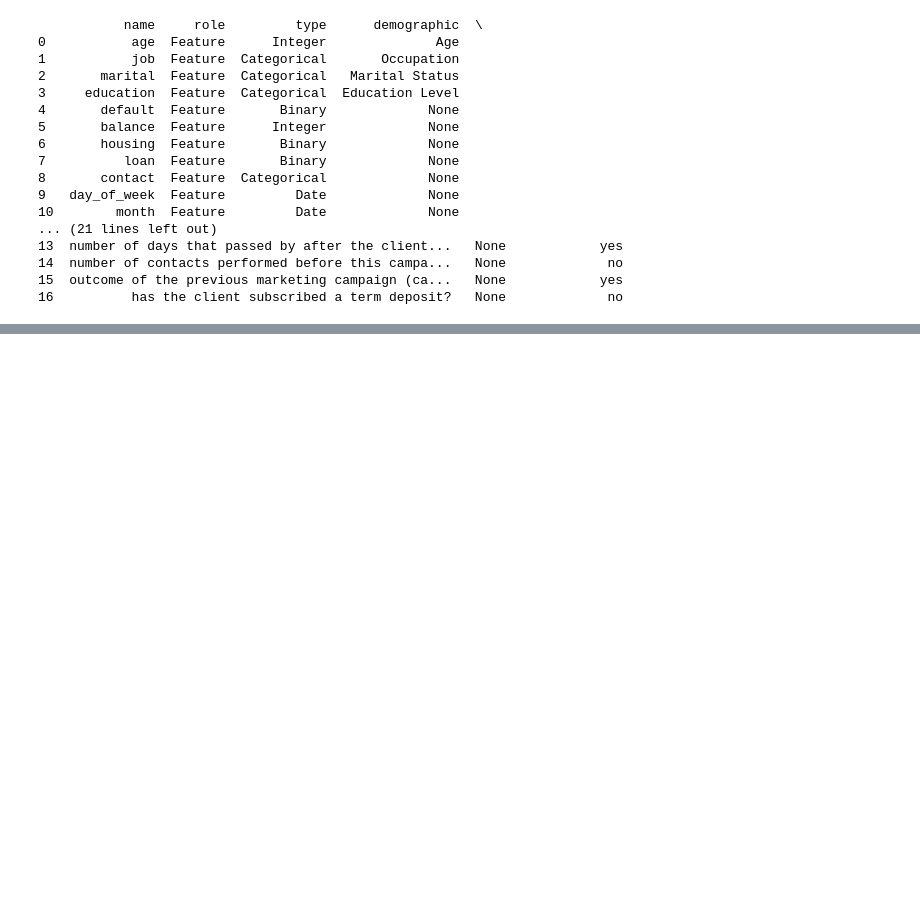
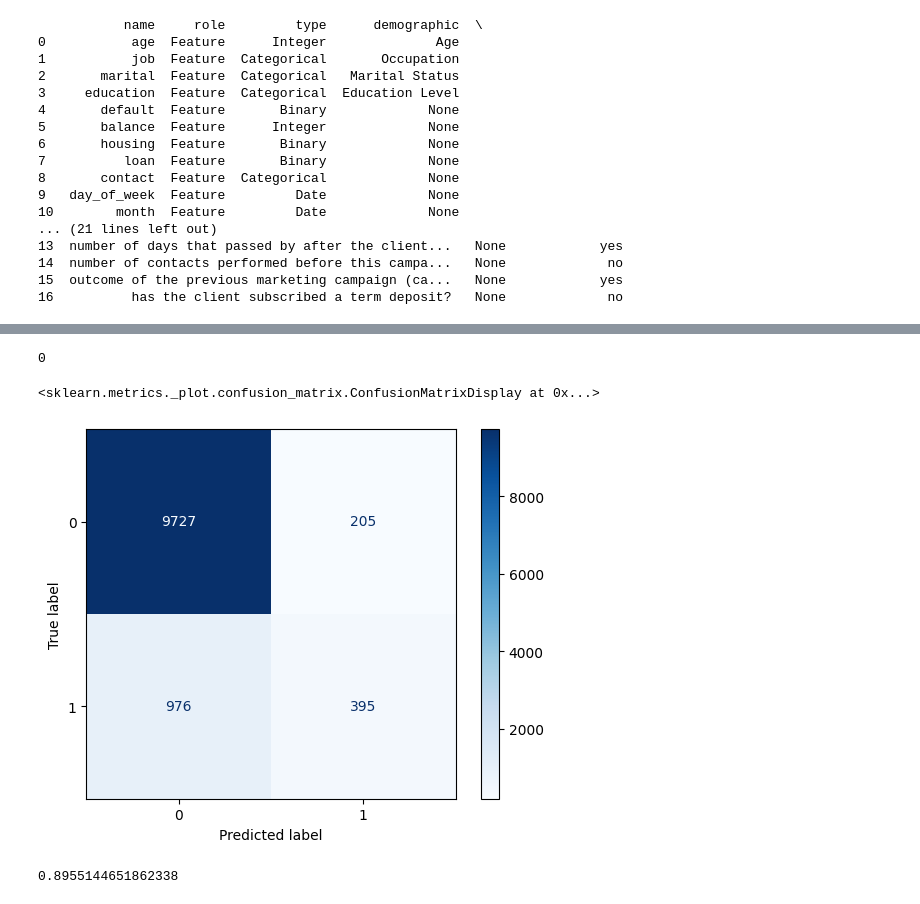
Before and after one commit to jhcheng/DTSA5509, a Jupyter notebook: bank_marketing.ipynb, the cells around one changed output, grey strips where cells are left out. Saved outputs shown, nothing was run; the diff lists cells and outputs as text; code cells hidden in the pictures; blank space fills up the shorter version.

```diff
--- a/bank_marketing.ipynb
+++ b/bank_marketing.ipynb
@@ -48,0 +131,4 @@ TypeError: 'NoneType' object is not callable
+# %%
+X.loc[:,'default'] = np.where(X['default'] == 'yes', 1, 0)
+X.loc[:,'housing'] = np.where(X['housing'] == 'yes', 1, 0)
+X.loc[:,'loan'] = np.where(X['loan'] == 'yes', 1, 0)
@@ -48,0 +156,2 @@ TypeError: 'NoneType' object is not callable
+# %%
+X.loc[:,'month'] = pd.to_datetime(X['month'], format='%b').dt.month
@@ -48,0 +174,28 @@ TypeError: 'NoneType' object is not callable
+# %%
+X.duplicated().sum()
+# %% [output]
+0
+# %%
+from sklearn.model_selection import train_test_split
+
+X_train, X_test, y_train, y_test = train_test_split(X, _y.ravel(), test_size=0.25, random_state=16)
+# %%
+from sklearn.linear_model import LogisticRegression
+
+logreg = LogisticRegression(solver = 'liblinear', random_state=16, max_iter=1000)
+
+# fit the model with data
+logreg.fit(X_train, y_train)
+
+y_pred = logreg.predict(X_test)
+# %%
+from sklearn.metrics import ConfusionMatrixDisplay
+
+ConfusionMatrixDisplay.from_predictions(y_test, y_pred, cmap=plt.cm.Blues)
+# %% [output]
+<sklearn.metrics._plot.confusion_matrix.ConfusionMatrixDisplay at 0x...>
+[figure, added]
+# %%
+np.sum(y_pred == y_test)/len(y_test)
+# %% [output]
+0.8955144651862338
```
Also changed, not shown: parts of 19 cells of this notebook.
